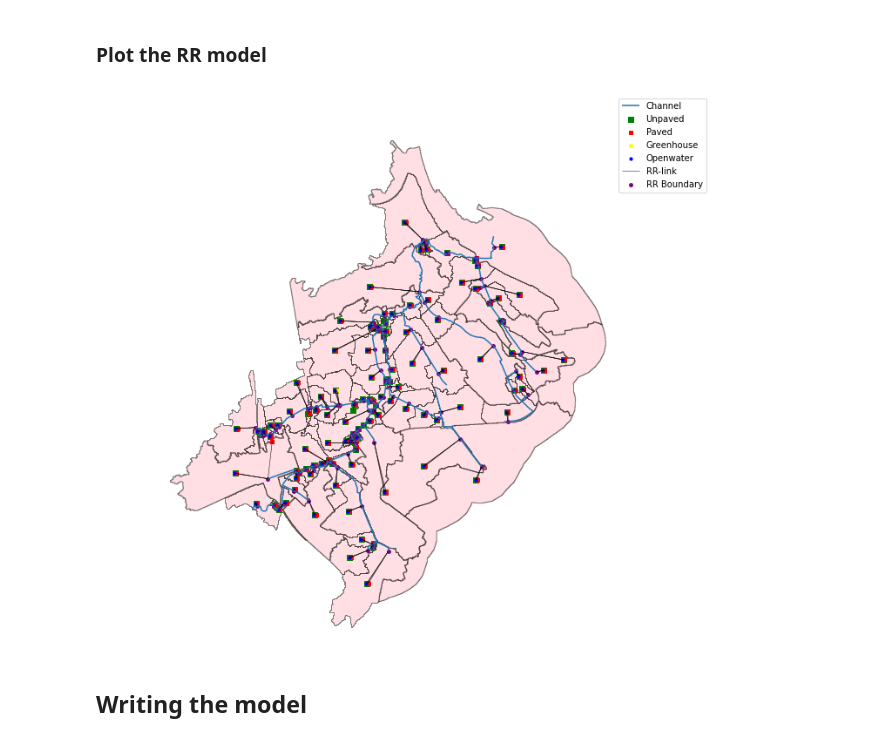
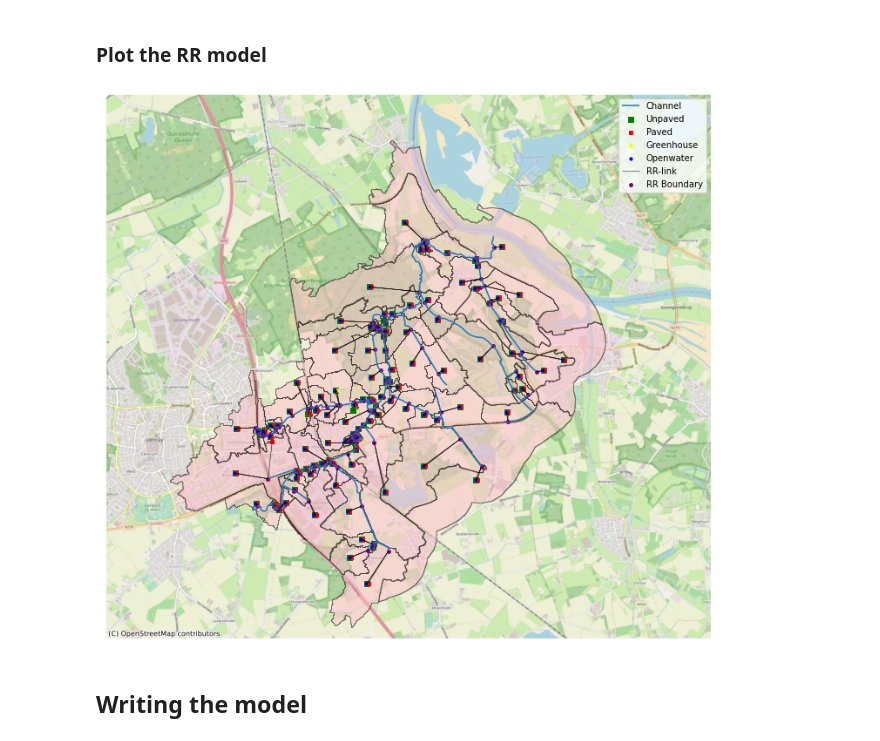
Before and after one commit to Deltares/HYDROLIB, a Jupyter notebook: hydrolib/notebooks/Hydrolib-D-Hydamo_usage_introduction_RRFM.ipynb, the cells around one changed output. Cells and saved outputs as stored; diff of their text form; code cells hidden in the pictures.

```diff
--- a/hydrolib/notebooks/Hydrolib-D-Hydamo_usage_introduction_RRFM.ipynb
+++ b/hydrolib/notebooks/Hydrolib-D-Hydamo_usage_introduction_RRFM.ipynb
@@ -172,5 +172,7 @@ hydamo.bridges.plot(ax=ax,color='red',label='Bridge',markersize=20,zorder=10, ma
 hydamo.pumpstations.plot(ax=ax, color='orange', label='Pump', marker='s', markersize=125, zorder=10, facecolor='none', linewidth=2.5)
 hydamo.boundary_conditions.plot(ax=ax, color='red', label='Boundary', marker='s', markersize=125, zorder=10, facecolor='red', linewidth=0)
 ax.legend()
+
+cx.add_basemap(ax, crs=28992, source=cx.providers.OpenStreetMap.Mapnik)
 fig.tight_layout()
 # %% [output]
@@ -668,32 +670,33 @@ def node_geometry(dict):
 # %%
 ## plt.rcParams['axes.edgecolor'] = 'w'
 import matplotlib.patches as mpatches
 fig, ax = plt.subplots(figsize=(10, 10))
 
 ax.xaxis.set_visible(False)
 ax.yaxis.set_visible(False)
 ax.set_xlim(195000, 205000)
 ax.set_ylim(390000, 399000)
 
 hydamo.catchments.plot(ax=ax,label='Catchments', edgecolor='black', facecolor="pink", alpha=0.5)
 hydamo.branches.plot(ax=ax, label='Channel')
 node_geometry(drrmodel.unpaved.unp_nodes)[0].plot(ax=ax,markersize=30,marker='s',color='green',label='Unpaved')
 node_geometry(drrmodel.unpaved.unp_nodes)[1].plot(ax=ax, color='black',linewidth=0.5)
 node_geometry(drrmodel.paved.pav_nodes)[0].plot(ax=ax,markersize=20,marker='s',color='red',label='Paved')
 node_geometry(drrmodel.paved.pav_nodes)[1].plot(ax=ax, color='black',linewidth=0.5)
 node_geometry(drrmodel.greenhouse.gh_nodes)[0].plot(ax=ax,markersize=15,color='yellow',label='Greenhouse')
 node_geometry(drrmodel.greenhouse.gh_nodes)[1].plot(ax=ax, color='black',linewidth=0.5)
 node_geometry(drrmodel.openwater.ow_nodes)[0].plot(ax=ax,markersize=10,color='blue',label='Openwater')
 node_geometry(drrmodel.openwater.ow_nodes)[1].plot(ax=ax, color='black',linewidth=0.5,label='RR-link')
 node_geometry(drrmodel.external_forcings.boundary_nodes)[0].plot(ax=ax, markersize=15, color='purple',label='RR Boundary')
 
 # manually add handles for polygon plot
 handles, labels = ax.get_legend_handles_labels()
 poly = mpatches.Patch(facecolor='pink', edgecolor='black',alpha=0.5)
+cx.add_basemap(ax, crs=28992, source=cx.providers.OpenStreetMap.Mapnik)
 ax.legend(handles=handles.append(poly),labels=labels.append('Catchments'))
 fig.tight_layout()
 # %% [output]
-[figure, old version]
+[figure, new version]
 # %% [markdown]
 ## Writing the model
 # %% [markdown]
```
Also changed, not shown: parts of 4 cells of this notebook, 1 other file.
